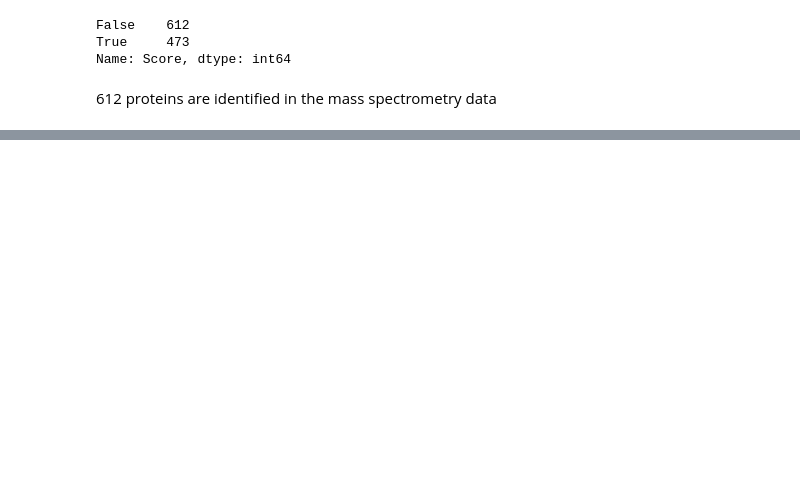
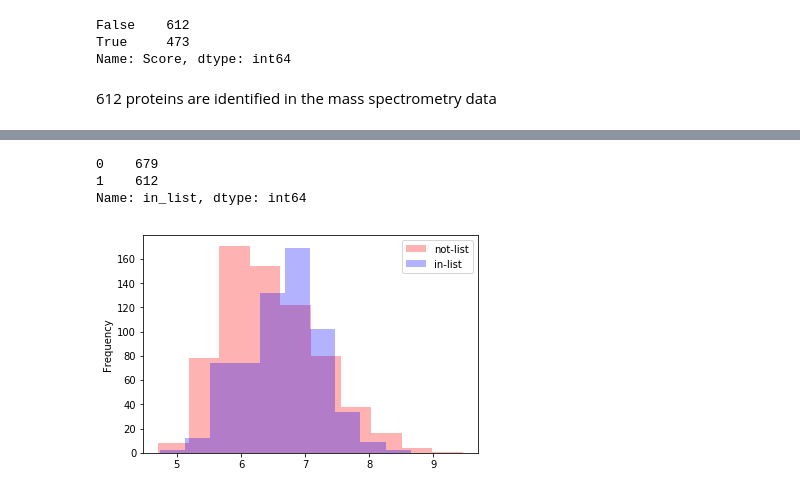
Before and after one commit to mtinti/mucin, a Jupyter notebook: Analysis_extracellular_proteome.ipynb, the cells around one changed output, grey strips where cells are left out. Drawn from its saved outputs; the diff is of its cells as text; code cells hidden in the pictures; blank space fills up the shorter version.

Commit message:
add new plot

```diff
--- a/Analysis_extracellular_proteome.ipynb
+++ b/Analysis_extracellular_proteome.ipynb
@@ -318,0 +334,17 @@ Name: Score, dtype: int64
+# %%
+proteomic_df['in_list']=[1 if n in df.index.values else 0 for n in proteomic_df.index.values]
+# %%
+proteomic_df['in_list'].value_counts()
+# %% [output]
+0    679
+1    612
+Name: in_list, dtype: int64
+# %%
+proteomic_df=proteomic_df[proteomic_df['Intensity']>0]
+fig,ax=plt.subplots()
+np.log10(proteomic_df[proteomic_df['in_list']==0]['Intensity']).plot(kind='hist',ax=ax,color='r',label='not-list',alpha=0.3)
+np.log10(proteomic_df[proteomic_df['in_list']==1]['Intensity']).plot(kind='hist',ax=ax,color='b',label='in-list',alpha=0.3)
+plt.legend()
+plt.show()
+# %% [output]
+[figure, added]
```
Also changed, not shown: parts of 5 cells of this notebook.
